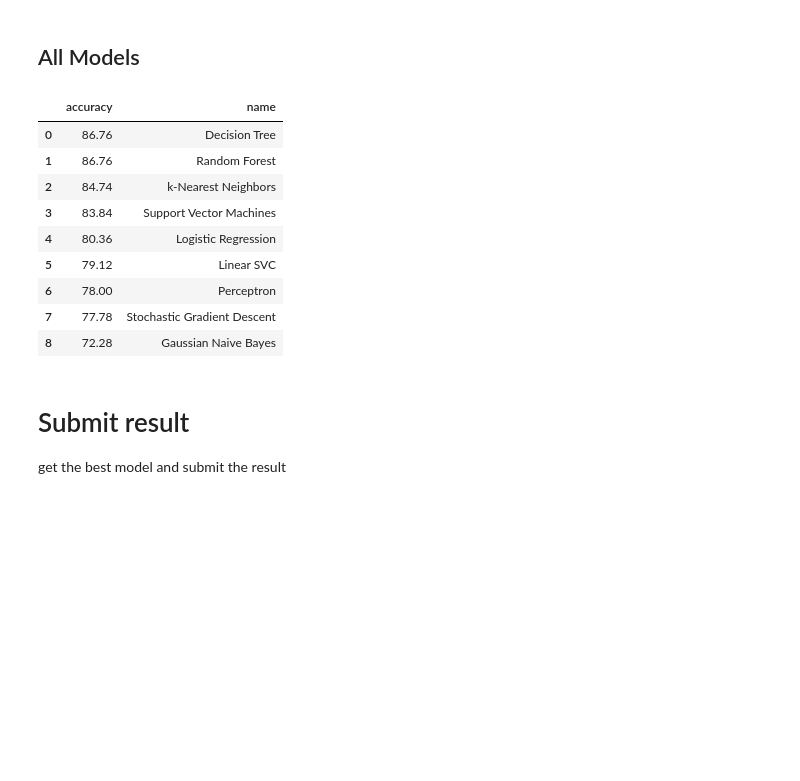
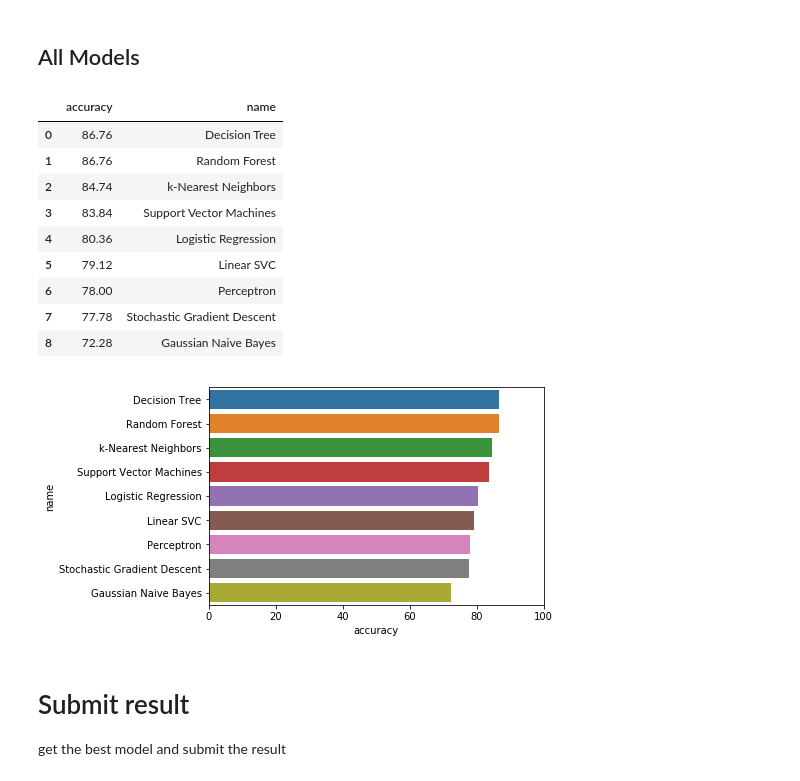
Before and after one commit to hyzhak/titanic-for-beginners, a Jupyter notebook: notebook.ipynb, the cells around one changed output. Cells and saved outputs as stored; diff of their text form; code cells hidden in the pictures; blank space fills up the shorter version.

Commit message:
plot bar of models

```diff
--- a/notebook.ipynb
+++ b/notebook.ipynb
@@ -635,36 +635,43 @@ def process_model(model_desc):
     model = Model(**model_desc.get('args', {}))
     model.fit(X_train, Y_train)
     Y_pred = model.predict(X_test)
     accuracy = round(model.score(X_train, Y_train) * 100, 2)
     return {
         'name': model_desc['name'],
         'accuracy': accuracy,
         'model': model,
     }
 
 models_result = list(map(process_model, models))
 models_result = sorted(models_result, key=lambda res: res['accuracy'], reverse=True)
 
 #print(models_result)
 
-pd.DataFrame(models_result, columns=['accuracy', 'name'])
+# plot bars
+models_result_df = pd.DataFrame(models_result, columns=['accuracy', 'name'])
+ax = sns.barplot(data=models_result_df, x='accuracy', y='name')
+ax.set(xlim=(0, 100))
 
-# TODO:
+# show table
+models_result_df
+
+## TODO:
 # DONE: use pandas for visualize table
-# - draw bar of accuracy of classifiers
+# DONE: draw bar of accuracy of classifiers
 # DONE: use params
 # - use tensorflow for full-convolutional deep NN
 # %% [output]
 |  | accuracy | name |
 | 0 | 86.76 | Decision Tree |
 | 1 | 86.76 | Random Forest |
 | 2 | 84.74 | k-Nearest Neighbors |
 | 3 | 83.84 | Support Vector Machines |
 | 4 | 80.36 | Logistic Regression |
 | 5 | 79.12 | Linear SVC |
 | 6 | 78.00 | Perceptron |
 | 7 | 77.78 | Stochastic Gradient Descent |
 | 8 | 72.28 | Gaussian Naive Bayes |
+[figure, added]
 # %% [markdown]
 # Submit result
 get the best model and submit the result
```
Also changed, not shown: parts of 2 cells of this notebook.
